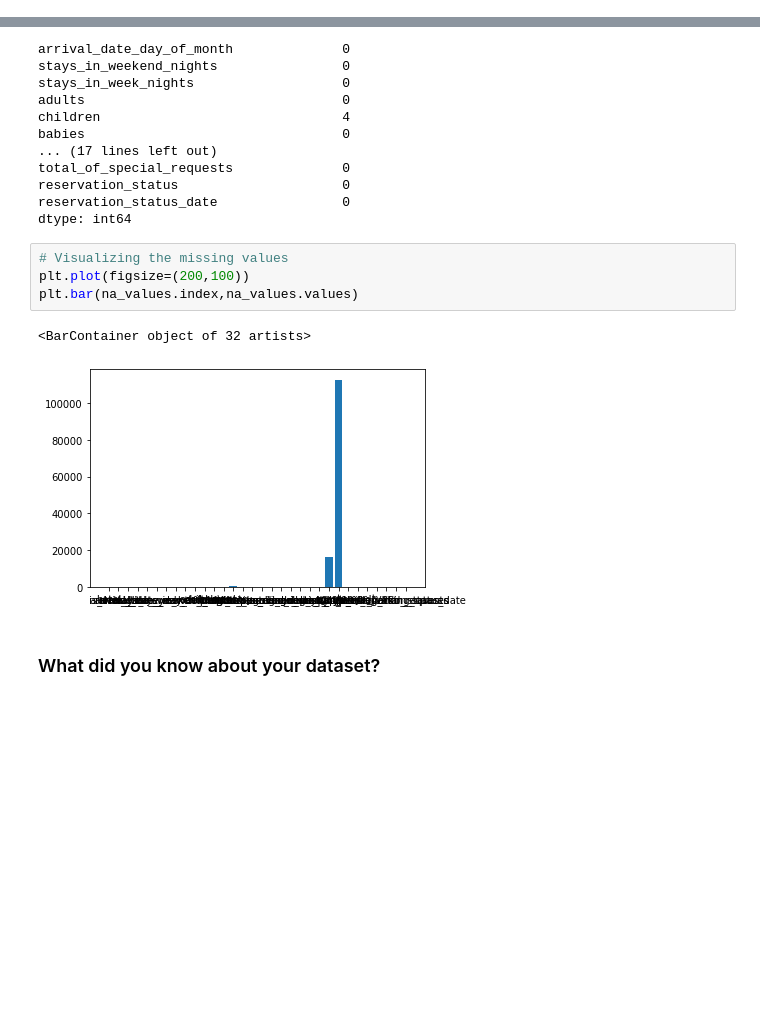
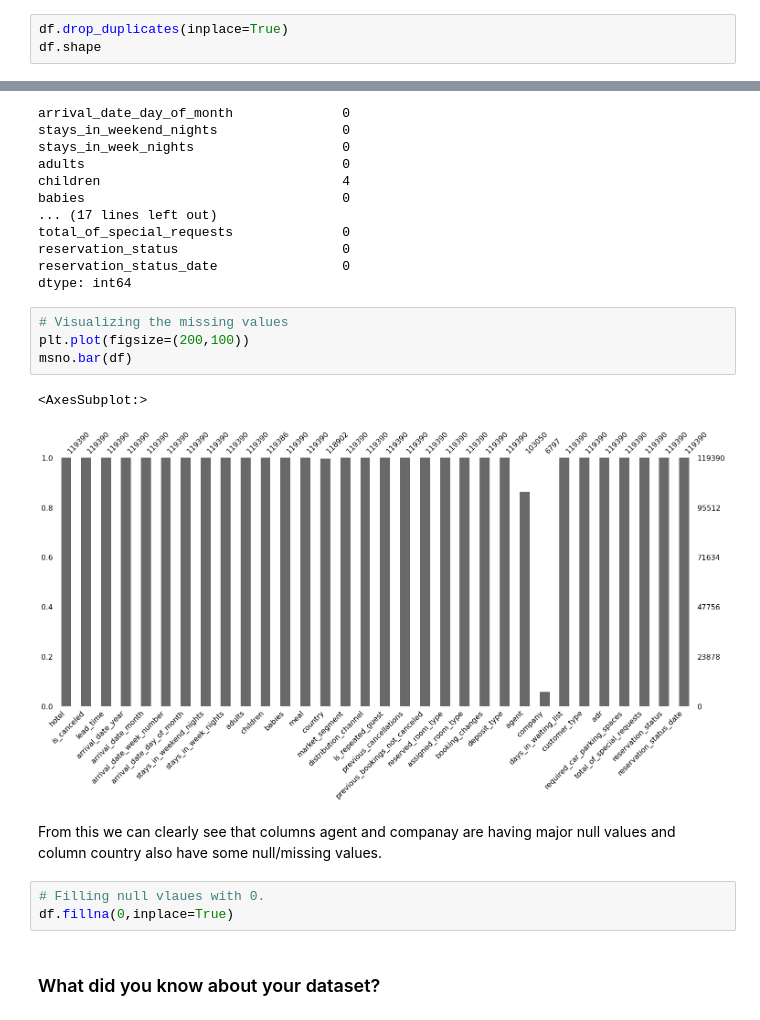
Before and after one commit to Jassibro/EDA-PROJECT, a Jupyter notebook: EDA_Hotel_Booking.ipynb, the cells around one changed output, grey strips where cells are left out. Drawn from its saved outputs; the diff is of its cells as text; blank space fills up the shorter version.

Commit message:
Updating null values and data variables description

```diff
--- a/EDA_Hotel_Booking.ipynb
+++ b/EDA_Hotel_Booking.ipynb
@@ -148,3 +149,6 @@ total_of_special_requests         31994
 reservation_status                31994
 reservation_status_date           31994
 dtype: int64
+# %%
+df.drop_duplicates(inplace=True)
+df.shape
@@ -175,10 +181,15 @@ dtype: int64
 # %%
 # Visualizing the missing values
 plt.plot(figsize=(200,100))
-plt.bar(na_values.index,na_values.values)
+msno.bar(df)
 # %% [output]
-<BarContainer object of 32 artists>
+<AxesSubplot:>
-[figure, old version]
+[figure, new version]
+# %% [markdown]
+From this we can clearly see that columns agent and companay are having major null values and column country also have some null/missing values.
+# %%
+# Filling null vlaues with 0.
+df.fillna(0,inplace=True)
 # %% [markdown]
 ### What did you know about your dataset?
 # %% [markdown]
```
Also changed, not shown: parts of 13 cells of this notebook.
